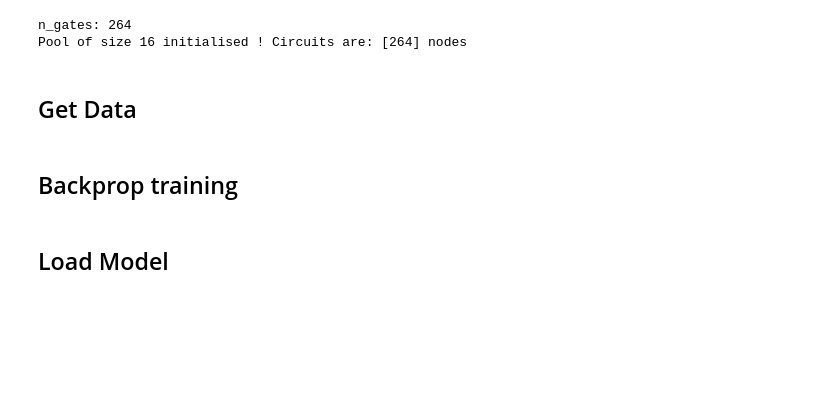
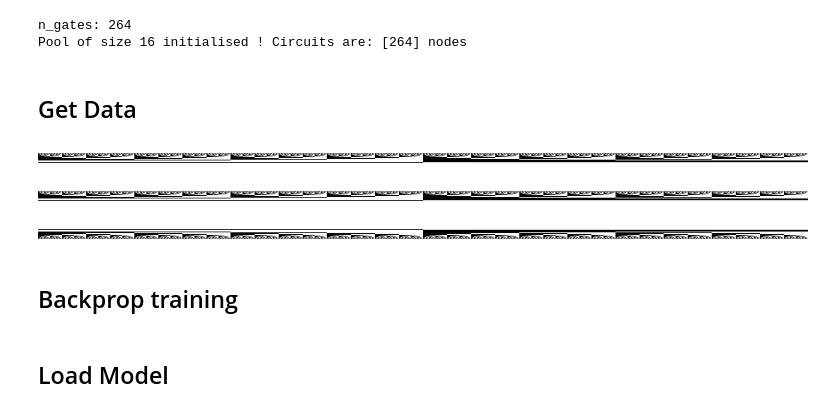
Before and after one commit to GabrielBena/boolean_nca_cc, a Jupyter notebook: boolean_nca_exploration.ipynb, the cells around one changed output. Saved outputs shown, nothing was run; the diff lists cells and outputs as text; code cells hidden in the pictures; blank space fills up the shorter version.

```diff
--- a/boolean_nca_exploration.ipynb
+++ b/boolean_nca_exploration.ipynb
@@ -199,3 +190,22 @@ Pool of size 16 initialised ! Circuits are: [264] nodes
 )
 
 damage_params = compute_damage_params(loaded_config, layer_sizes, None)
+# %%
+zoom_factor = 8
+
+
+mid_point = x.shape[0] // 2
+# plot_data = lambda x: np.concatenate([x[:128], x[-128:]], axis=0).T
+# plot_data = lambda x: x.T
+if x.shape[0] >= 1024:
+    plot_data = lambda x: x[max(mid_point - 512, 0) : min(mid_point + 512, x.shape[0])].T
+else:
+    plot_data = lambda x: x.T
+
+imshow(zoom(plot_data(x), zoom_factor))
+imshow(zoom(plot_data(y0[:, ::-1]), zoom_factor))
+imshow(zoom(plot_data(y0), zoom_factor))
+# %% [output]
+[figure, added]
+[figure, added]
+[figure, added]
```
Also changed, not shown: parts of 12 cells of this notebook, 6 other files.
